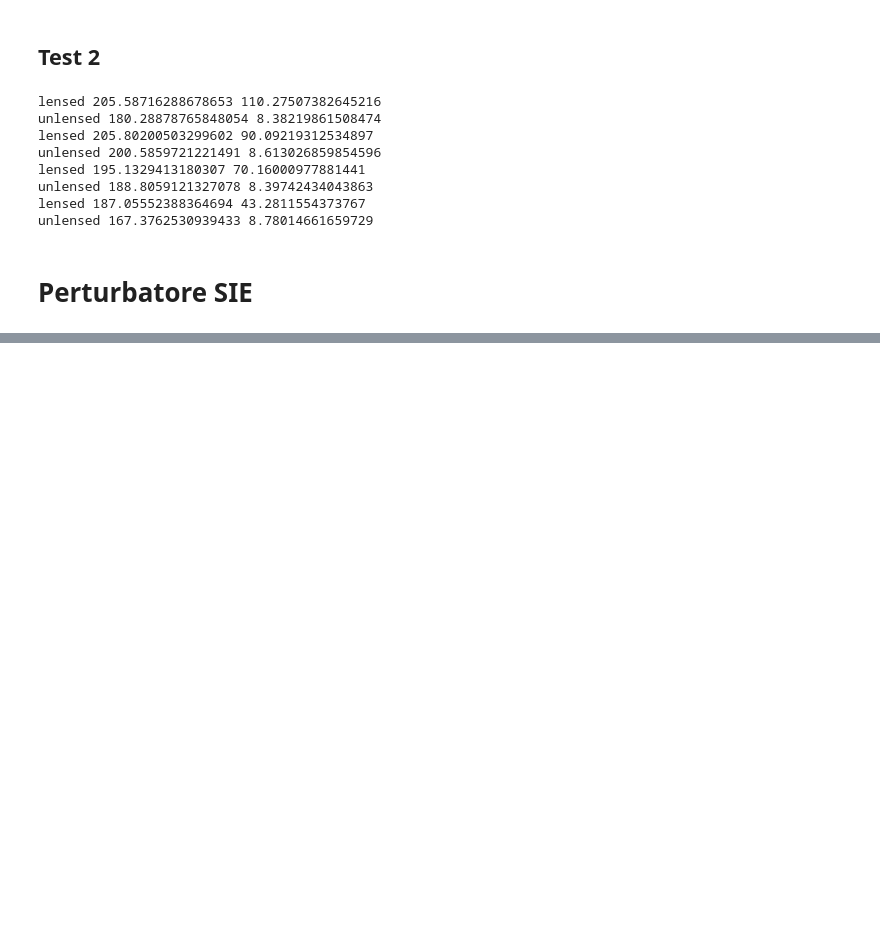
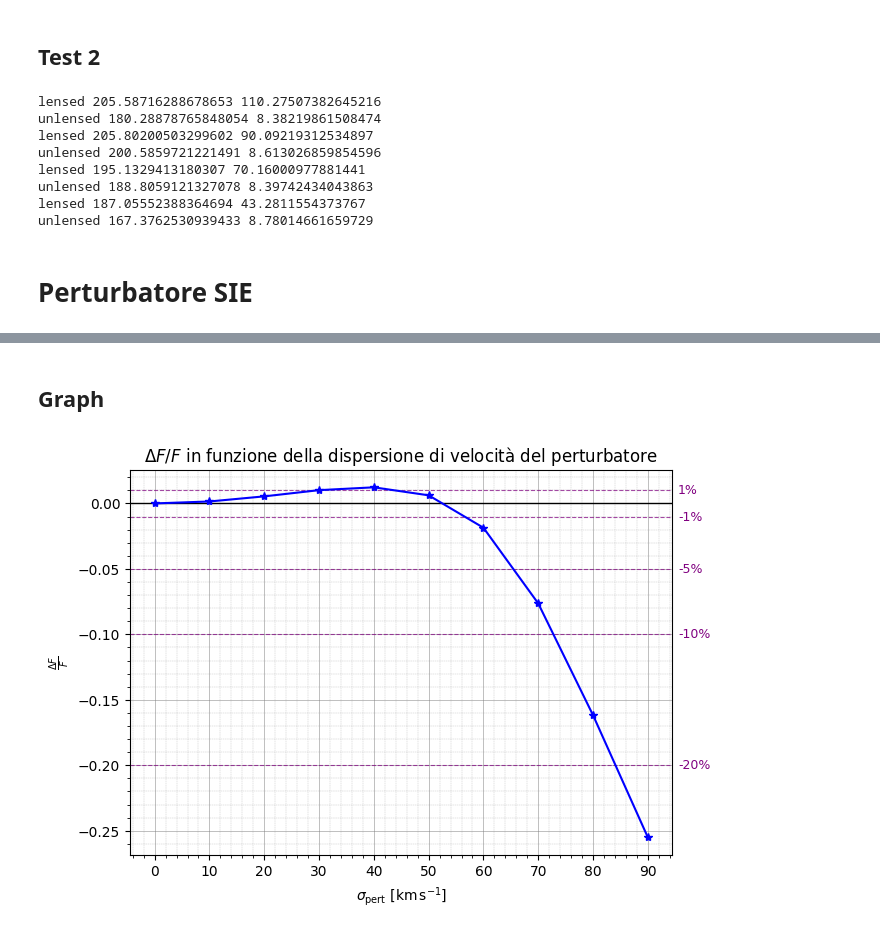
Before and after one commit to Nsab04/bachelor-thesis, a Jupyter notebook: lensing_simulation.ipynb, the cells around one changed output, grey strips where cells are left out. Drawn from its saved outputs; the diff is of its cells as text; code cells hidden in the pictures; blank space fills up the shorter version.

```diff
--- a/lensing_simulation.ipynb
+++ b/lensing_simulation.ipynb
@@ -420,0 +750,80 @@ unlensed 167.3762530939433 8.78014661659729
+# %% [markdown]
+## Graph
+# %%
+flux_ratio_all = []
+for sws in composite_sources_all2:
+    flux_ratio = (
+    sws.image.sum()
+    - source3.image.sum()
+ ) / source3.image.sum()
+    flux_ratio_all.append(flux_ratio)
+
+fig4, ax4 = plt.subplots(figsize=(7, 5))
+
+percent_levels = [1, 5, 10, 20]  # percentuali da evidenziare
+
+
+ax4.axhline(
+        0.01,
+        color="purple",
+        linestyle="--",
+        linewidth=0.8,
+        alpha=0.7
+    )
+ax4.text(
+        1.01,
+        0.01,
+        "1%",
+        transform=ax4.get_yaxis_transform(),
+        va="center",
+        fontsize=9,
+        color="purple"
+    )
+for p in percent_levels:
+
+    level = p / 100
+
+# livello negativo
+    ax4.axhline(
+        -level,
+        color="purple",
+        linestyle="--",
+        linewidth=0.8,
+        alpha=0.7
+    )
+# etichette
+    ax4.text(
+        1.01,
+        -level,
+        f"-{p}%",
+        transform=ax4.get_yaxis_transform(),
+        va="center",
+        fontsize=9,
+        color="purple"
+    )
+
+
+# Linea dello zero
+ax4.axhline(
+    0,
+    color="black",
+    linestyle="-",
+    linewidth=1
+)
+
+
+ax4.plot(sigma0_values_pert2, flux_ratio_all, marker='*', color="blue")
+ax4.set_xlabel(r'$\sigma_{\mathrm{pert}}\ [\mathrm{km\,s^{-1}}]$')
+ax4.set_ylabel(r'$\frac{\Delta F}{F}$')
+ax4.set_title(r"$\Delta F/F$ in funzione della dispersione di velocità del perturbatore")
+ax4.minorticks_on()
+ax4.grid(True, which='major', linestyle="-", linewidth=0.5,
+        color="gray", alpha=0.7)
+ax4.grid(True, which='minor', linestyle="--", linewidth=0.3,
+        color="gray", alpha=0.5)
+from matplotlib.ticker import MultipleLocator
+ax4.xaxis.set_major_locator(MultipleLocator(10))
+
+plt.show()
+# %% [output]
+[figure, added]
```
Also changed, not shown: parts of 17 cells of this notebook, 3 other files.
